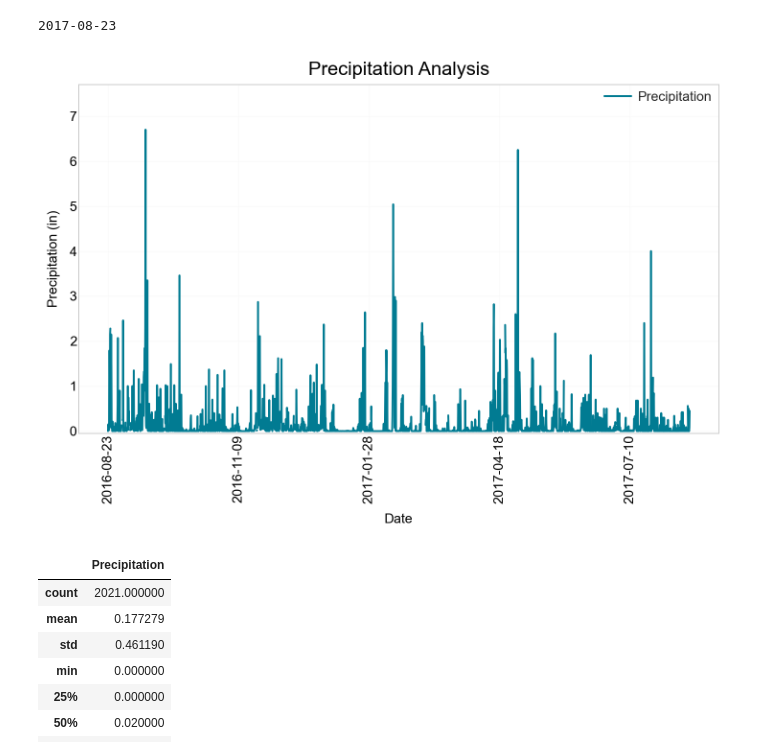
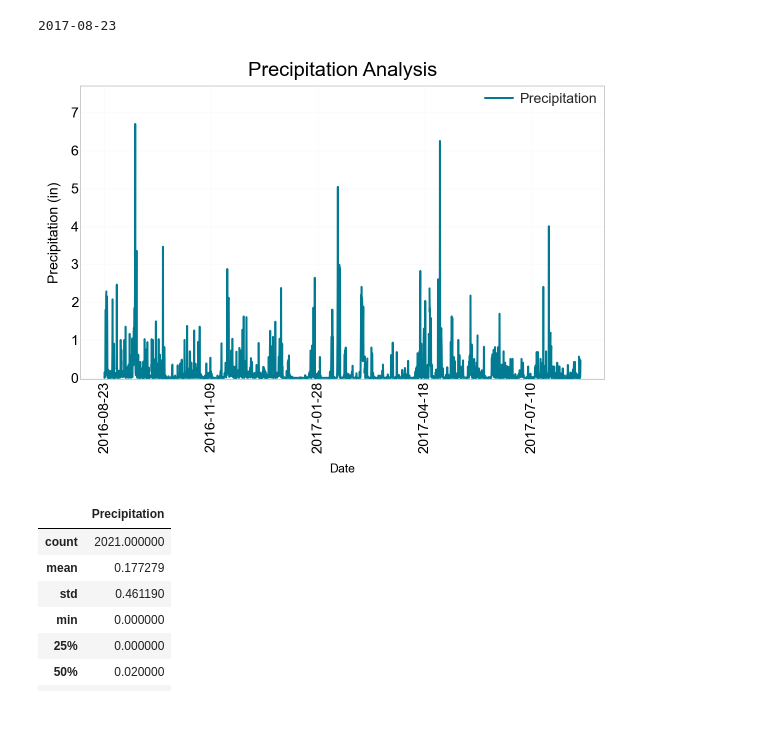
Before and after one commit to SJackson7/Surfs_Up, a Jupyter notebook: climate_starter.ipynb, the cells around one changed output. Cells and saved outputs as stored; diff of their text form; code cells hidden in the pictures; blank space fills up the shorter version.

```diff
--- a/climate_starter.ipynb
+++ b/climate_starter.ipynb
@@ -126,36 +126,36 @@ prcp_data = session.query(measurement.date, measurement.prcp)\
 
 # save the query results as a pandas dataframe and set the index to the date column
 prcp_df = me.DataFrame(prcp_data, columns=['Date', 'Precipitation'])
 prcp_df.set_index('Date', inplace=True)
 
 # ensure dates are ordered from earliest (set by prev_year) and latest (last_date)
 prcp_df.sort_index()
 
 # # set dates with no precip. data to 0 for connected lines on chart
 # # prcp_df = prcp_df.fillna(0)
 # print(prcp_df.head(5))
 
 # set y-limit to 1 more than highest precip value
 prcp_max = prcp_df['Precipitation'].max() + 1
 
 # create chart using matplotlib
 prcp_df.plot(title="Precipitation Analysis",
-             figsize=(10,7),
+             figsize=(8,6),
              linewidth=2,
              rot=90,
              color='xkcd:ocean')
 plt.xticks(fontsize=14)
-plt.xlabel('Date',fontsize=14, color='black', labelpad=10)
+plt.xlabel('Date',fontsize=12, color='black', labelpad=10)
 plt.ylim(-0.05,prcp_max)
 plt.yticks(size=14)
 plt.ylabel('Precipitation (in)',fontsize=14, color='black', labelpad=10)
 plt.title('Precipitation Analysis',fontsize=20, color='black', pad=10)
 plt.legend(loc='upper right', fontsize=14)
 plt.tight_layout()
 plt.savefig('Images/precip_analysis.png')
 plt.show()
 # %% [output]
-[figure, old version]
+[figure, new version]
 # %%
 # Use pandas to calcualte the summary statistics for the precipitation data
 prcp_df.describe()
```
Also changed, not shown: parts of 1 cell of this notebook, 6 other files.
